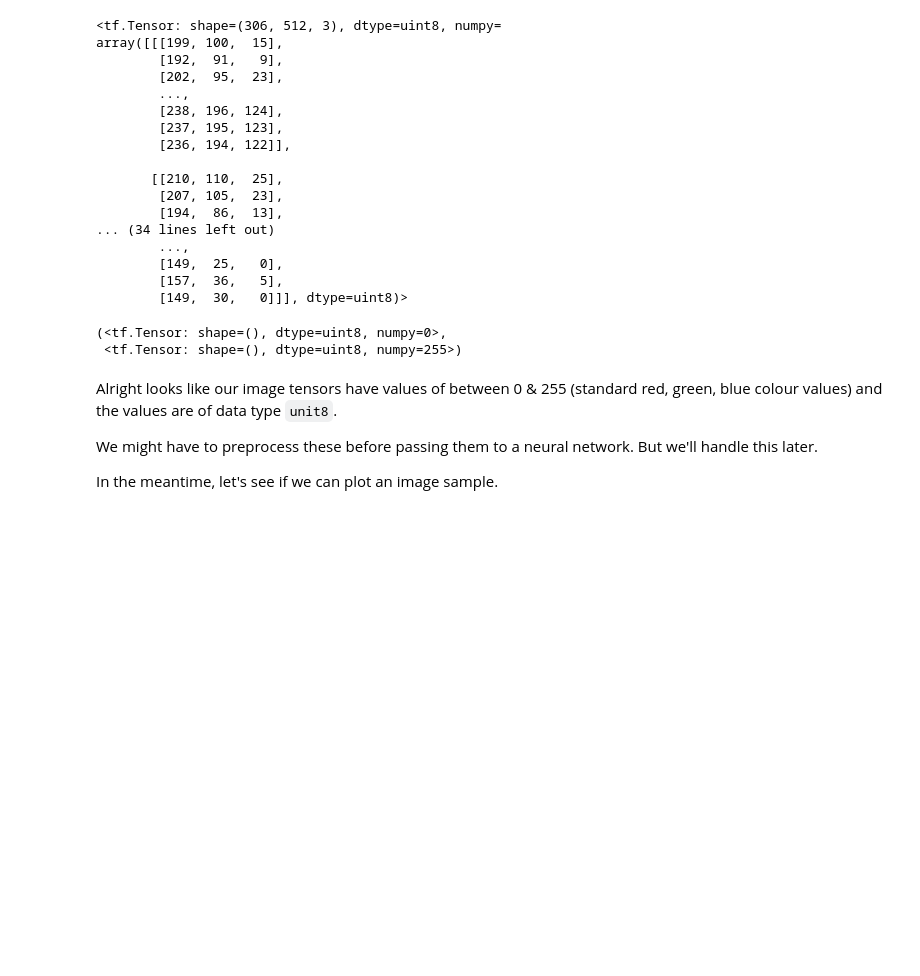
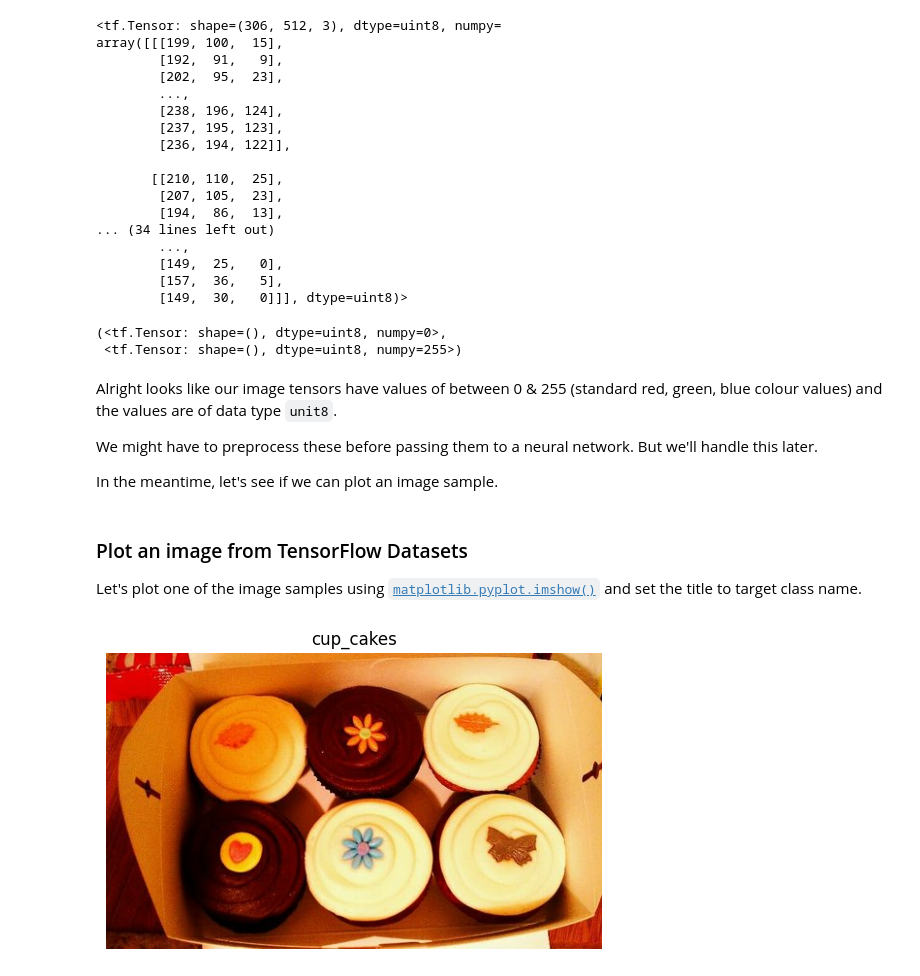
Before and after one commit to Shailya777/Learning-Logs, a Jupyter notebook: Deep_Learning_with_Tensorflow/08_Project1_Food_Vision_Using_Tensorflow.ipynb, the cells around one changed output. Drawn from its saved outputs; the diff is of its cells as text; code cells hidden in the pictures; blank space fills up the shorter version.

Commit message:
Plotting Image from Training Data

```diff
--- a/Deep_Learning_with_Tensorflow/08_Project1_Food_Vision_Using_Tensorflow.ipynb
+++ b/Deep_Learning_with_Tensorflow/08_Project1_Food_Vision_Using_Tensorflow.ipynb
@@ -326,3 +326,16 @@ Alright looks like our image tensors have values of between 0 & 255 (standard re
 We might have to preprocess these before passing them to a neural network. But we'll handle this later.
 
 In the meantime, let's see if we can plot an image sample.
+# %% [markdown]
+### Plot an image from TensorFlow Datasets
+
+Let's plot one of the image samples using [`matplotlib.pyplot.imshow()`](https://matplotlib.org/stable/api/_as_gen/matplotlib.pyplot.imshow.html) and set the title to target class name.
+# %%
+# Plotting Image from Training Data:
+import matplotlib.pyplot as plt
+plt.imshow(image)
+plt.title(class_names[label.numpy()])
+plt.axis(False)
+plt.show()
+# %% [output]
+[figure, added]
```
